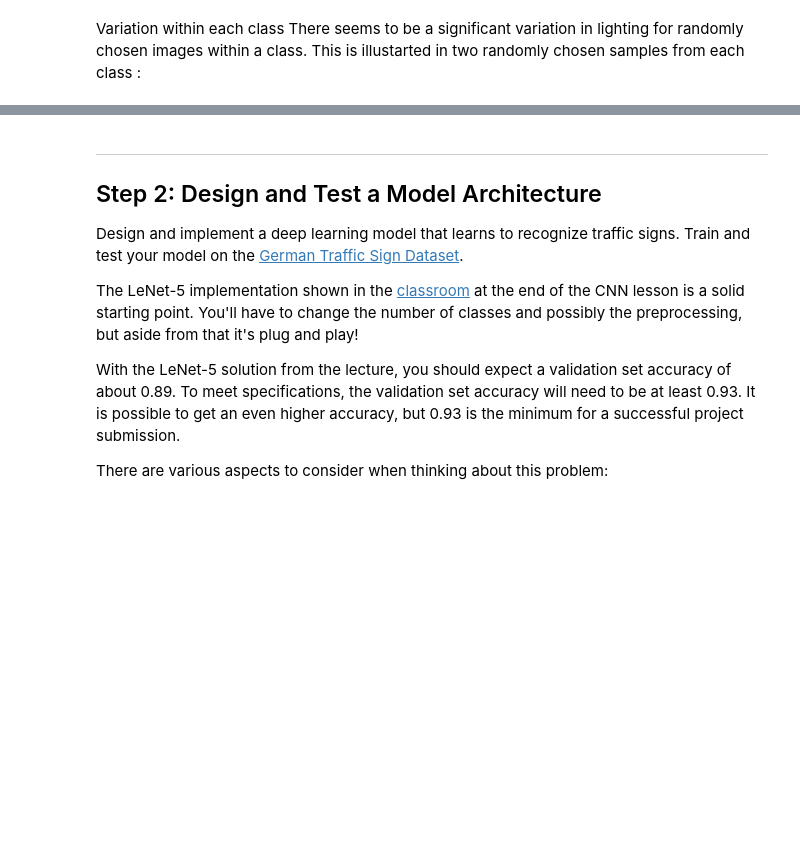
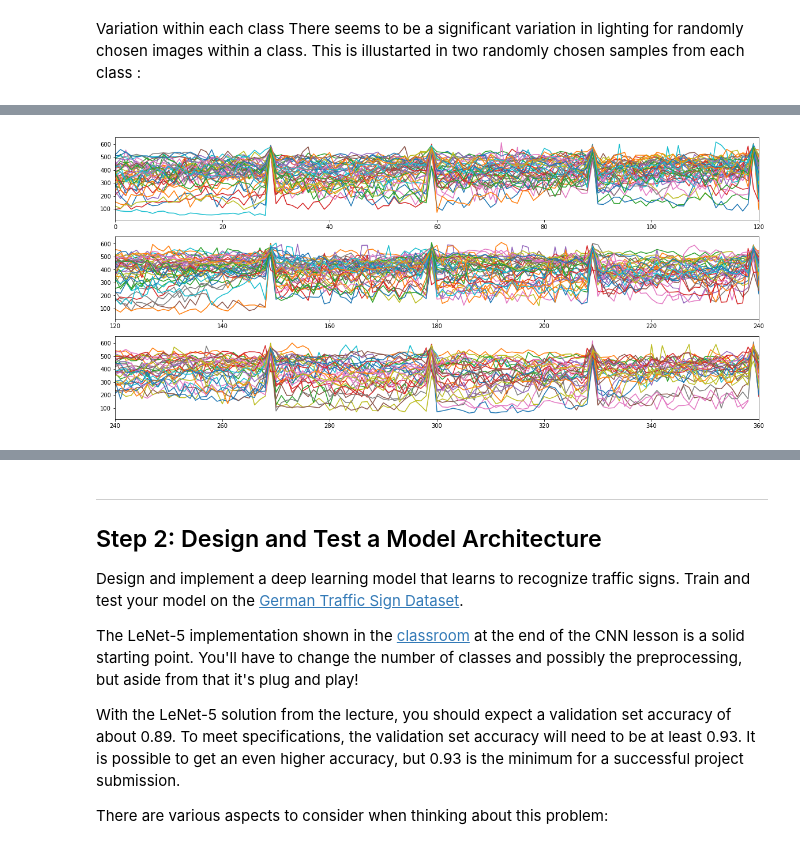
Before and after one commit to Nazanin1369/TrafficSignsClassifier, a Jupyter notebook: Traffic_Sign_Classifier.ipynb, the cells around one changed output, grey strips where cells are left out. Drawn from its saved outputs; the diff is of its cells as text; code cells hidden in the pictures; blank space fills up the shorter version.

```diff
--- a/Traffic_Sign_Classifier.ipynb
+++ b/Traffic_Sign_Classifier.ipynb
@@ -261,0 +267,30 @@ visualizeSamples(generateSamples(X_train, y_train, 0.1), generateSamples(X_valid
+# %%
+import numpy as np
+import cv2
+
+
+
+def calc_similarity_index(img1, img2):
+    '''
+    Calculates the similarity index between two images
+    By using Euclidian distance
+    '''
+    return (np.sum(np.square(img1.flatten() - img2.flatten())))**.5
+
+def display_image_similarity(X_data, y_data, nrows=3) :
+    img_index = split_by_class(y_data)
+    fig, axes = plt.subplots(nrows, 1, figsize=(20,3*nrows))
+
+    for i,ax in enumerate(axes) :
+        ax.set_xlim([i*120, (i+1)*120])
+
+    for label in range(n_classes) :
+        sim = []
+        for i in range(1, len(img_index[label])) :
+            sim.append(calc_similarity_index(X_data[img_index[label][i]], X_data[img_index[label][i-1]]))
+        for ax in axes :
+            ax.plot(sim)
+
+display_image_similarity(X_train,y_train)
+# %% [output]
+[figure, added]
```
Also changed, not shown: parts of 8 cells of this notebook, 1 other file.
